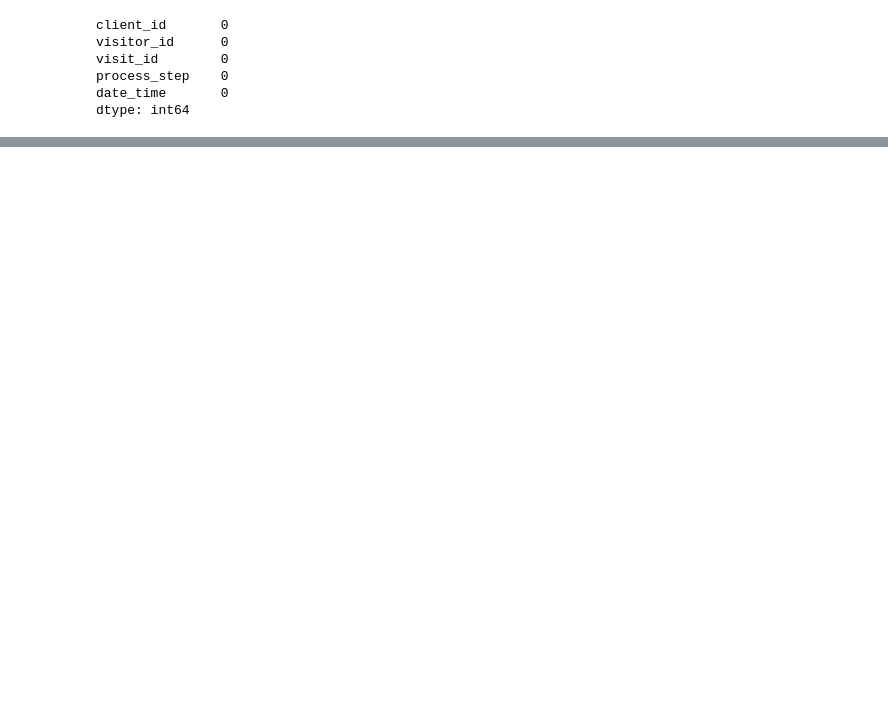
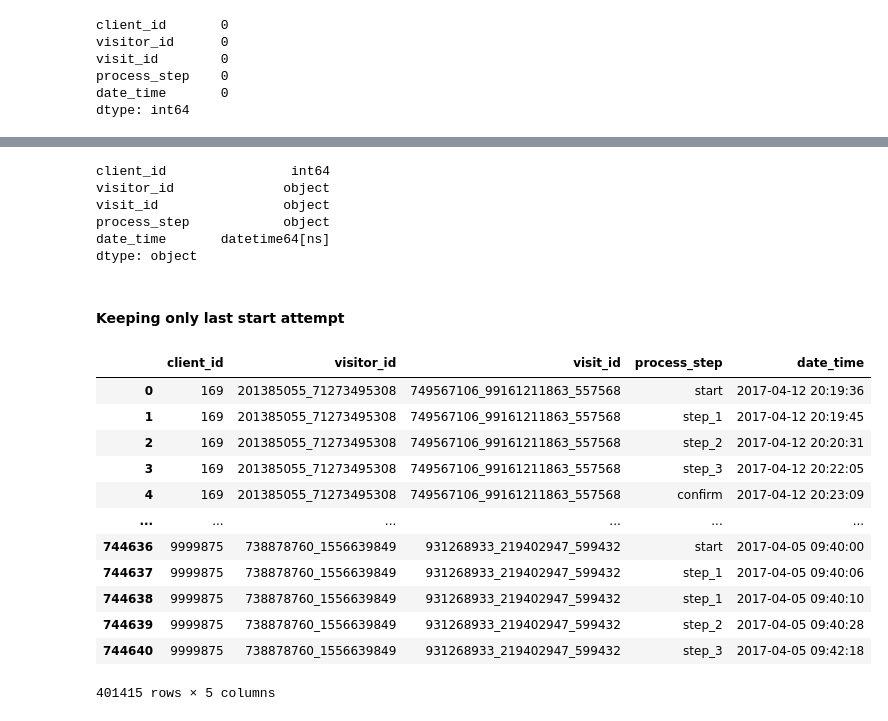
Before and after one commit to houleye45/-vanguard_ab_test_week5_project, a Jupyter notebook: Notebooks/Houleye/notebook_houleye_cleaning.ipynb, the cells around one changed output, grey strips where cells are left out. Drawn from its saved outputs; the diff is of its cells as text; code cells hidden in the pictures; blank space fills up the shorter version.

```diff
--- a/Notebooks/Houleye/notebook_houleye_cleaning.ipynb
+++ b/Notebooks/Houleye/notebook_houleye_cleaning.ipynb
@@ -293,0 +236,43 @@ digital_footprints.to_csv('digital_footprints.csv', index=False)
+# %%
+#Converting date time column
+
+df5['date_time'] = pd.to_datetime(df3['date_time'])
+df5.dtypes
+# %% [output]
+client_id                int64
+visitor_id              object
+visit_id                object
+process_step            object
+date_time       datetime64[ns]
+dtype: object
+# %% [markdown]
+####  Keeping only last start attempt
+# %%
+df5 = df5.sort_values(by=['client_id', 'date_time'])
+
+# Identify the last "start" step for each client_id
+last_start_df = df5[df5['process_step'] == 'start'].groupby('client_id')['date_time'].max().reset_index()
+
+# Merge the last start and last confirm times with the original DataFrame
+df5 = pd.merge(df5, last_start_df, on='client_id', how='left', suffixes=('', '_last_start'))
+
+# Correct the filtering condition using parentheses for both conditions
+client_last_start = df5[(df5['date_time'] >= df5['date_time_last_start'])]
+
+# Drop the helper columns
+client_last_start = client_last_start.drop(columns=['date_time_last_start'])
+client_last_start
+# %% [output]
+|  | client_id | visitor_id | visit_id | process_step | date_time |
+| 0 | 169 | 201385055_71273495308 | 749567106_99161211863_557568 | start | 2017-04-12 20:19:36 |
+| 1 | 169 | 201385055_71273495308 | 749567106_99161211863_557568 | step_1 | 2017-04-12 20:19:45 |
+| 2 | 169 | 201385055_71273495308 | 749567106_99161211863_557568 | step_2 | 2017-04-12 20:20:31 |
+| 3 | 169 | 201385055_71273495308 | 749567106_99161211863_557568 | step_3 | 2017-04-12 20:22:05 |
+| 4 | 169 | 201385055_71273495308 | 749567106_99161211863_557568 | confirm | 2017-04-12 20:23:09 |
+| ... | ... | ... | ... | ... | ... |
+| 744636 | 9999875 | 738878760_1556639849 | 931268933_219402947_599432 | start | 2017-04-05 09:40:00 |
+| 744637 | 9999875 | 738878760_1556639849 | 931268933_219402947_599432 | step_1 | 2017-04-05 09:40:06 |
+| 744638 | 9999875 | 738878760_1556639849 | 931268933_219402947_599432 | step_1 | 2017-04-05 09:40:10 |
+| 744639 | 9999875 | 738878760_1556639849 | 931268933_219402947_599432 | step_2 | 2017-04-05 09:40:28 |
+| 744640 | 9999875 | 738878760_1556639849 | 931268933_219402947_599432 | step_3 | 2017-04-05 09:42:18 |
+401415 rows × 5 columns
```
Also changed, not shown: parts of 33 cells of this notebook, 5 other files.
